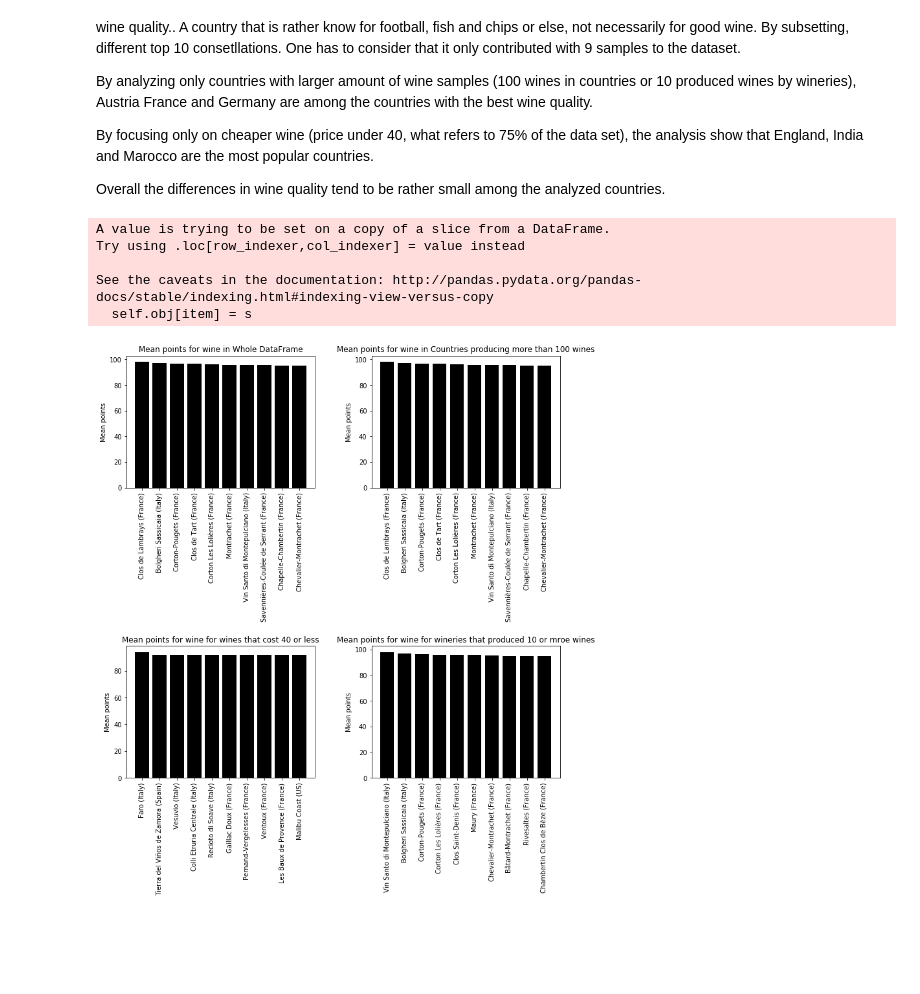
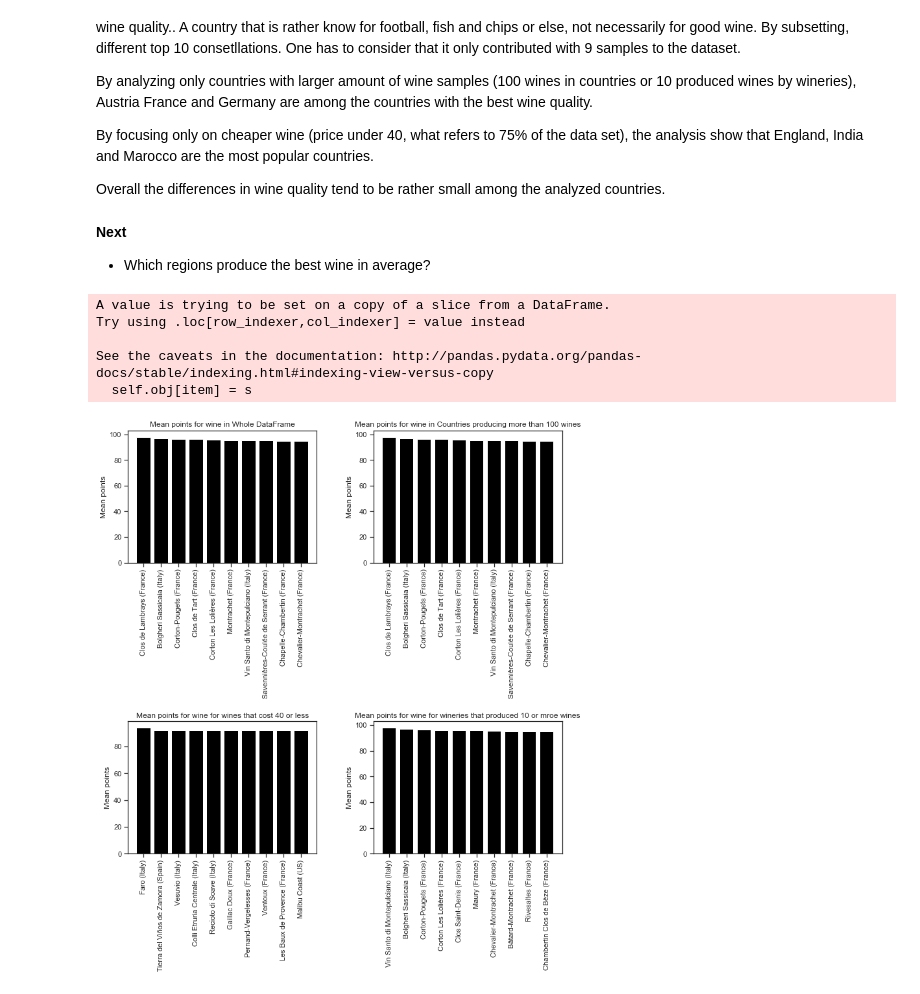
Before and after one commit to igorstojanovic91/wine-review-analysis, a Jupyter notebook: Wine reviews Analysis.ipynb, the cells around one changed output. Drawn from its saved outputs; the diff is of its cells as text; code cells hidden in the pictures; blank space fills up the shorter version.

```diff
--- a/Wine reviews Analysis.ipynb
+++ b/Wine reviews Analysis.ipynb
@@ -9,6 +9,9 @@ import statistics
 import matplotlib.pyplot as plt
 %matplotlib inline
 from matplotlib.patches import Polygon
+import seaborn as sns
+sns.set(style="ticks")
+from scipy import stats
 # %% [markdown]
 ## Loading dataset
 # %%
@@ -553,7 +567,7 @@ df_winery_10 = create_df_value_counts(df,'winery',10)
 #sort ascending or not (True or False), slice by the amount of datapoints desired and apply a
 #statistics to the columns
 #outputs: bar chart based on the applied statistcs
-def get_best_wine_grouped_mean (dataframe, groupedby, value, sort, amount, stat):
+def get_best_wine_grouped (dataframe, groupedby, value, sort, amount, stat):
     #calculating statistics based on groupby
     if stat == 'mean':
         grouped = dataframe.groupby(groupedby)[value].mean().reset_index()
@@ -634,38 +648,45 @@ By analyzing only countries with larger amount of wine samples (100 wines in cou
 By focusing only on cheaper wine (price under 40, what refers to 75% of the data set), the analysis show that England, India and Marocco are the most popular countries.
 
 Overall the differences in wine quality tend to be rather small among the analyzed countries.
+# %% [markdown]
+**Next**
+
+- Which regions produce the best wine in average?
 # %%
 #https://matplotlib.org/tutorials/introductory/pyplot.html
 
 plt.figure(1, figsize=(12,12))
 
 plt.subplot(221)
-get_best_wine_grouped_mean(df,'region_1','points', False, 10, 'median');
+get_best_wine_grouped(df,'region_1','points', False, 10, 'median');
 plt.ylabel('Mean points')
 plt.title('Mean points for wine in Whole DataFrame')
 plt.xticks(rotation=90)
+
 plt.subplot(222)
-get_best_wine_grouped_mean(df_country_100,'region_1','points', False, 10, 'median');
+get_best_wine_grouped(df_country_100,'region_1','points', False, 10, 'median');
 plt.ylabel('Mean points')
 plt.title('Mean points for wine in Countries producing more than 100 wines')
 plt.xticks(rotation=90)
+
 plt.subplot(223)
-get_best_wine_grouped_mean(df_price_40,'region_1','points', False, 10, 'median');
+get_best_wine_grouped(df_price_40,'region_1','points', False, 10, 'median');
 plt.ylabel('Mean points')
 plt.title('Mean points for wine for wines that cost 40 or less')
 plt.xticks(rotation=90)
+
 plt.subplot(224)
-get_best_wine_grouped_mean(df_winery_10,'region_1','points', False, 10, 'median');
+get_best_wine_grouped(df_winery_10,'region_1','points', False, 10, 'median');
 plt.ylabel('Mean points')
 plt.title('Mean points for wine for wineries that produced 10 or mroe wines')
 plt.xticks(rotation=90)
 
 plt.subplots_adjust(hspace = 1.2, wspace=0.3)
 plt.show();
 # %% [output]
 A value is trying to be set on a copy of a slice from a DataFrame.
 Try using .loc[row_indexer,col_indexer] = value instead
 
 See the caveats in the documentation: http://pandas.pydata.org/pandas-docs/stable/indexing.html#indexing-view-versus-copy
   self.obj[item] = s
-[figure, old version]
+[figure, new version]
```
Also changed, not shown: parts of 37 cells of this notebook.
